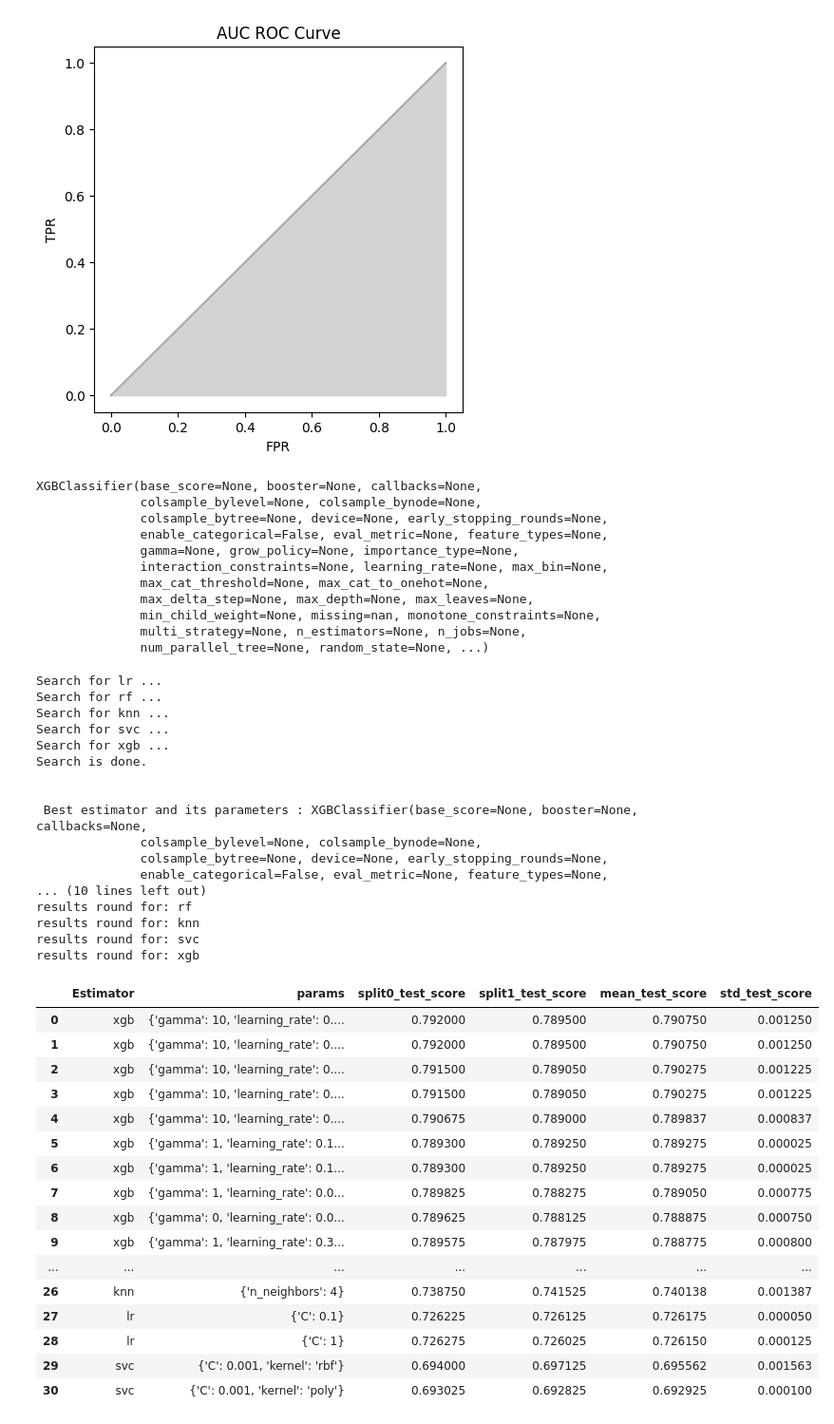
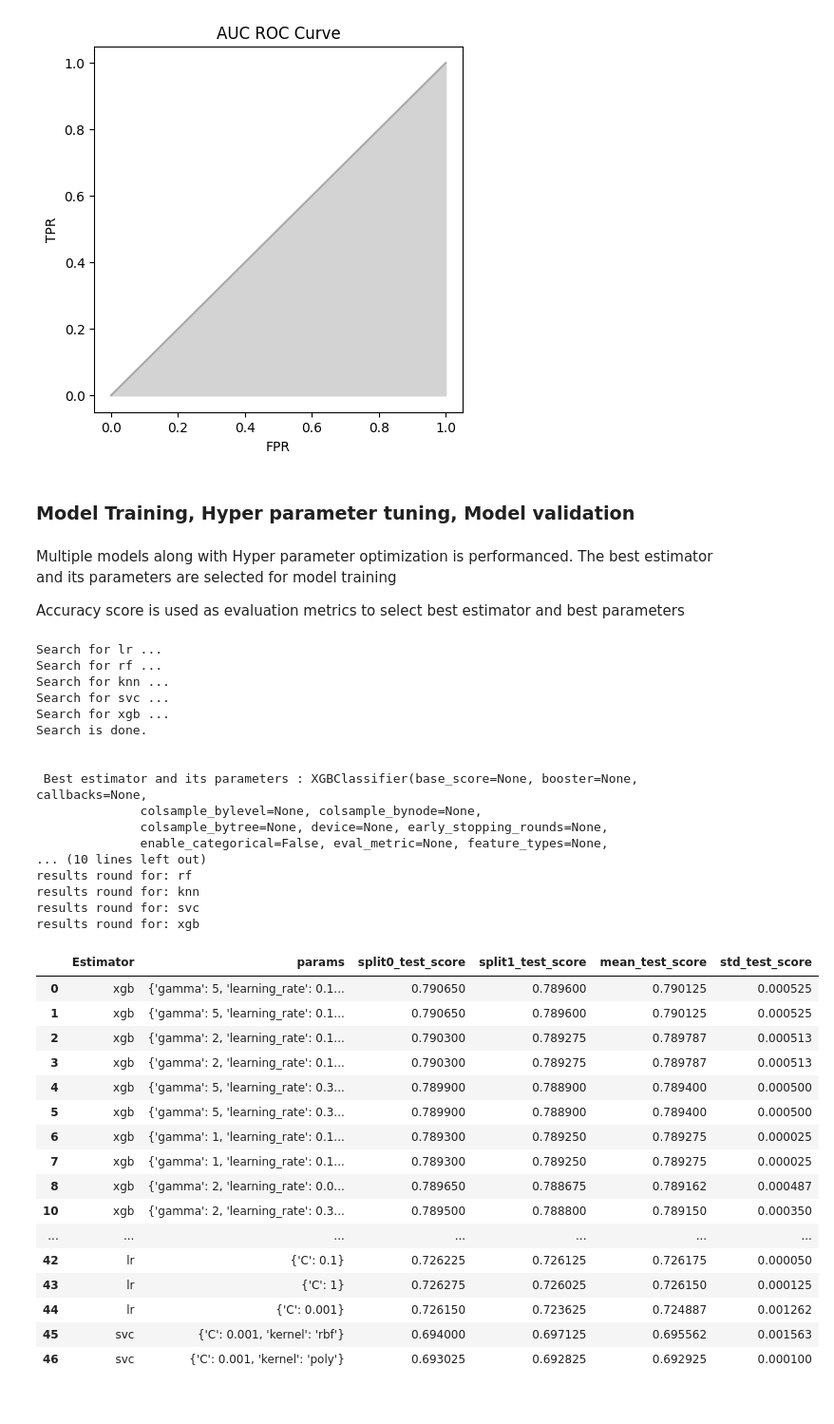
Before and after one commit to santhoshmohan8/ExerciseProblems-Python_and_SQL, a Jupyter notebook: zi_usecase/model.ipynb, the cells around one changed output. Shown at 95% size. Cells and saved outputs as stored; diff of their text form; code cells hidden in the pictures.

```diff
--- a/zi_usecase/model.ipynb
+++ b/zi_usecase/model.ipynb
@@ -290,22 +309,14 @@ Accuracy score : 0.6667
 
 AUC-ROC Value : 0.5
 [figure]
-# %%
-mod = XGBClassifier()
-mod
-# %% [output]
-XGBClassifier(base_score=None, booster=None, callbacks=None,
-              colsample_bylevel=None, colsample_bynode=None,
-              colsample_bytree=None, device=None, early_stopping_rounds=None,
-              enable_categorical=False, eval_metric=None, feature_types=None,
-              gamma=None, grow_policy=None, importance_type=None,
-              interaction_constraints=None, learning_rate=None, max_bin=None,
-              max_cat_threshold=None, max_cat_to_onehot=None,
-              max_delta_step=None, max_depth=None, max_leaves=None,
-              min_child_weight=None, missing=nan, monotone_constraints=None,
-              multi_strategy=None, n_estimators=None, n_jobs=None,
-              num_parallel_tree=None, random_state=None, ...)
+# %% [markdown]
+### Model Training, Hyper parameter tuning, Model validation
+# %% [markdown]
+Multiple models along with Hyper parameter optimization is performanced. The best estimator and its parameters are selected for model training
+
+Accuracy score is used as evaluation metrics to select best estimator and best parameters
 # %%
+# best out of 5 models will be used to train our model
 models = {
     'lr':LogisticRegression()
     ,'rf':RandomForestClassifier()
@@ -313,68 +324,70 @@ models = {
     ,'svc':SVC()
     ,'xgb':XGBClassifier()
 }
+
+# defining parameters for different models thats planned
 params = {
     'lr':{
-        'C':[0.1,1]
+        'C':[0.001,0.1,1]
     },
     'rf':{
-        'n_estimators':[100,200]
+        'n_estimators':[100,200,300]
     },
     'knn':{
         'n_neighbors':[3,4,5,6,7]
     },
     'svc':{
-        'C':[0.001,0.1]
+        'C':[0.001,0.1,1]
         ,'kernel':['rbf','poly']
     },
     'xgb':{
         'n_estimators':[100,200]
         ,'learning_rate':[0.01,0.1,0.3]
-        ,'gamma':[0,1,10]
+        ,'gamma':[0.01,0.1,1,2,5]
     }
 
 }
-search = HyperclassifierSearch(models,params)
+search = HyperclassifierSearch(models,params) # GridsearchCV
 best_model = search.train_model(x_train_scaled,y_train,cv=2)
 
 # Printing the best estimator and best parameters
 print('\n\n',f'Best estimator and its parameters : {best_model.best_estimator_}','\n\n')
 search.evaluate_model().sort_values(by='mean_test_score',ascending=False).style
 # %% [output]
 Search for lr ...
 Search for rf ...
 Search for knn ...
 Search for svc ...
 Search for xgb ...
 Search is done.
 
 
  Best estimator and its parameters : XGBClassifier(base_score=None, booster=None, callbacks=None,
               colsample_bylevel=None, colsample_bynode=None,
               colsample_bytree=None, device=None, early_stopping_rounds=None,
               enable_categorical=False, eval_metric=None, feature_types=None,
 ... (10 lines left out)
 results round for: rf
 results round for: knn
 results round for: svc
 results round for: xgb
 |  | Estimator | params | split0_test_score | split1_test_score | mean_test_score | std_test_score |
-| 0 | xgb | {'gamma': 10, 'learning_rate': 0.... | 0.792000 | 0.789500 | 0.790750 | 0.001250 |
-| 1 | xgb | {'gamma': 10, 'learning_rate': 0.... | 0.792000 | 0.789500 | 0.790750 | 0.001250 |
-| 2 | xgb | {'gamma': 10, 'learning_rate': 0.... | 0.791500 | 0.789050 | 0.790275 | 0.001225 |
-| 3 | xgb | {'gamma': 10, 'learning_rate': 0.... | 0.791500 | 0.789050 | 0.790275 | 0.001225 |
-| 4 | xgb | {'gamma': 10, 'learning_rate': 0.... | 0.790675 | 0.789000 | 0.789837 | 0.000837 |
-| 5 | xgb | {'gamma': 1, 'learning_rate': 0.1... | 0.789300 | 0.789250 | 0.789275 | 0.000025 |
+| 0 | xgb | {'gamma': 5, 'learning_rate': 0.1... | 0.790650 | 0.789600 | 0.790125 | 0.000525 |
+| 1 | xgb | {'gamma': 5, 'learning_rate': 0.1... | 0.790650 | 0.789600 | 0.790125 | 0.000525 |
+| 2 | xgb | {'gamma': 2, 'learning_rate': 0.1... | 0.790300 | 0.789275 | 0.789787 | 0.000513 |
+| 3 | xgb | {'gamma': 2, 'learning_rate': 0.1... | 0.790300 | 0.789275 | 0.789787 | 0.000513 |
+| 4 | xgb | {'gamma': 5, 'learning_rate': 0.3... | 0.789900 | 0.788900 | 0.789400 | 0.000500 |
+| 5 | xgb | {'gamma': 5, 'learning_rate': 0.3... | 0.789900 | 0.788900 | 0.789400 | 0.000500 |
 | 6 | xgb | {'gamma': 1, 'learning_rate': 0.1... | 0.789300 | 0.789250 | 0.789275 | 0.000025 |
-| 7 | xgb | {'gamma': 1, 'learning_rate': 0.0... | 0.789825 | 0.788275 | 0.789050 | 0.000775 |
-| 8 | xgb | {'gamma': 0, 'learning_rate': 0.0... | 0.789625 | 0.788125 | 0.788875 | 0.000750 |
-| 9 | xgb | {'gamma': 1, 'learning_rate': 0.3... | 0.789575 | 0.787975 | 0.788775 | 0.000800 |
+| 7 | xgb | {'gamma': 1, 'learning_rate': 0.1... | 0.789300 | 0.789250 | 0.789275 | 0.000025 |
+| 8 | xgb | {'gamma': 2, 'learning_rate': 0.0... | 0.789650 | 0.788675 | 0.789162 | 0.000487 |
+| 10 | xgb | {'gamma': 2, 'learning_rate': 0.3... | 0.789500 | 0.788800 | 0.789150 | 0.000350 |
 | ... | ... | ... | ... | ... | ... | ... |
-| 26 | knn | {'n_neighbors': 4} | 0.738750 | 0.741525 | 0.740138 | 0.001387 |
-| 27 | lr | {'C': 0.1} | 0.726225 | 0.726125 | 0.726175 | 0.000050 |
-| 28 | lr | {'C': 1} | 0.726275 | 0.726025 | 0.726150 | 0.000125 |
-| 29 | svc | {'C': 0.001, 'kernel': 'rbf'} | 0.694000 | 0.697125 | 0.695562 | 0.001563 |
-| 30 | svc | {'C': 0.001, 'kernel': 'poly'} | 0.693025 | 0.692825 | 0.692925 | 0.000100 |
+| 42 | lr | {'C': 0.1} | 0.726225 | 0.726125 | 0.726175 | 0.000050 |
+| 43 | lr | {'C': 1} | 0.726275 | 0.726025 | 0.726150 | 0.000125 |
+| 44 | lr | {'C': 0.001} | 0.726150 | 0.723625 | 0.724887 | 0.001262 |
+| 45 | svc | {'C': 0.001, 'kernel': 'rbf'} | 0.694000 | 0.697125 | 0.695562 | 0.001563 |
+| 46 | svc | {'C': 0.001, 'kernel': 'poly'} | 0.693025 | 0.692825 | 0.692925 | 0.000100 |
 # %%
 estimator = best_model.best_estimator_
 model = estimator.fit(x_train_scaled,y_train)
```
Also changed, not shown: parts of 27 cells of this notebook.
